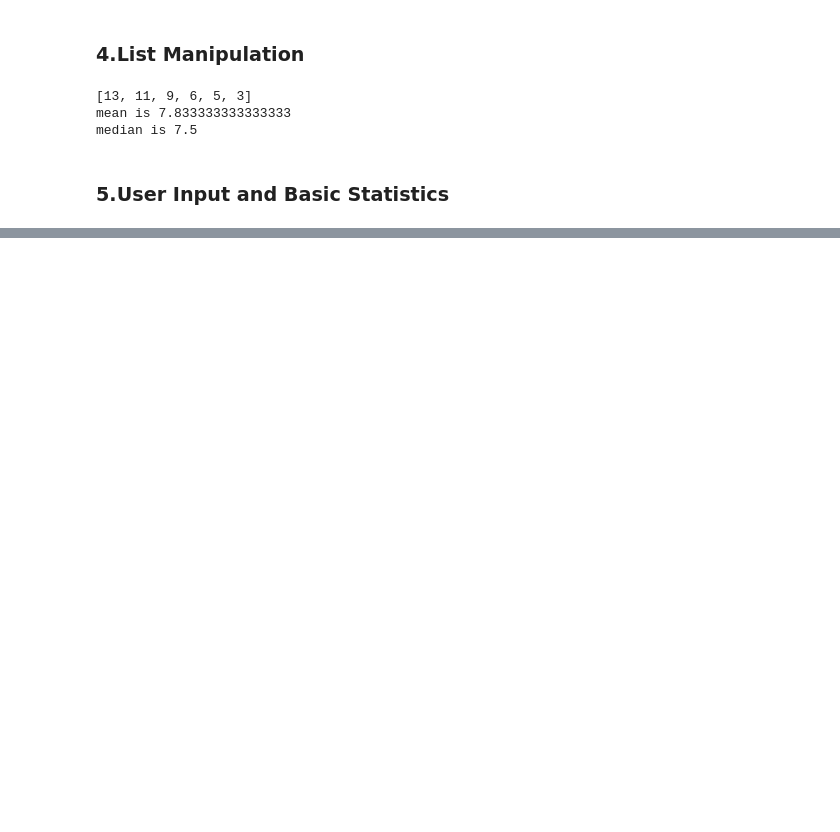
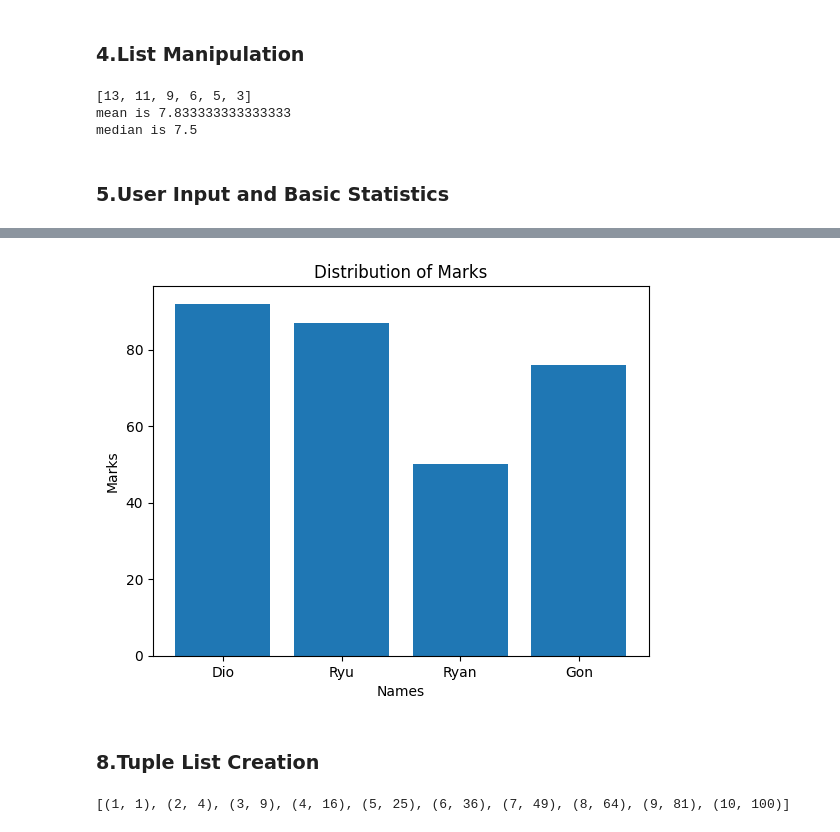
Before and after one commit to AceAryan/ES114-Prereq, a Jupyter notebook: pythonprereq.ipynb, the cells around one changed output, grey strips where cells are left out. Drawn from its saved outputs; the diff is of its cells as text; code cells hidden in the pictures; blank space fills up the shorter version.

```diff
--- a/pythonprereq.ipynb
+++ b/pythonprereq.ipynb
@@ -134,0 +194,23 @@ mean=sum/count
+# %%
+import matplotlib.pyplot as plt
+dict1={ "Dio":int(92) ,"Ryu": int(87) ,"Ryan": int(50) ,"Gon": int(76) }
+
+names = list(dict1.keys())
+marks = list(dict1.values())
+
+plt.bar(names,marks)
+plt.xlabel("Names")
+plt.ylabel("Marks")
+plt.title("Distribution of Marks")
+plt.show()
+# %% [output]
+[figure, added]
+# %% [markdown]
+### 8.Tuple List Creation
+# %%
+list1=[]
+for i in range(1,11):
+    list1.append((i,i*i))
+print(list1)
+# %% [output]
+[(1, 1), (2, 4), (3, 9), (4, 16), (5, 25), (6, 36), (7, 49), (8, 64), (9, 81), (10, 100)]
```
Also changed, not shown: parts of 29 cells of this notebook, 1 other file.
